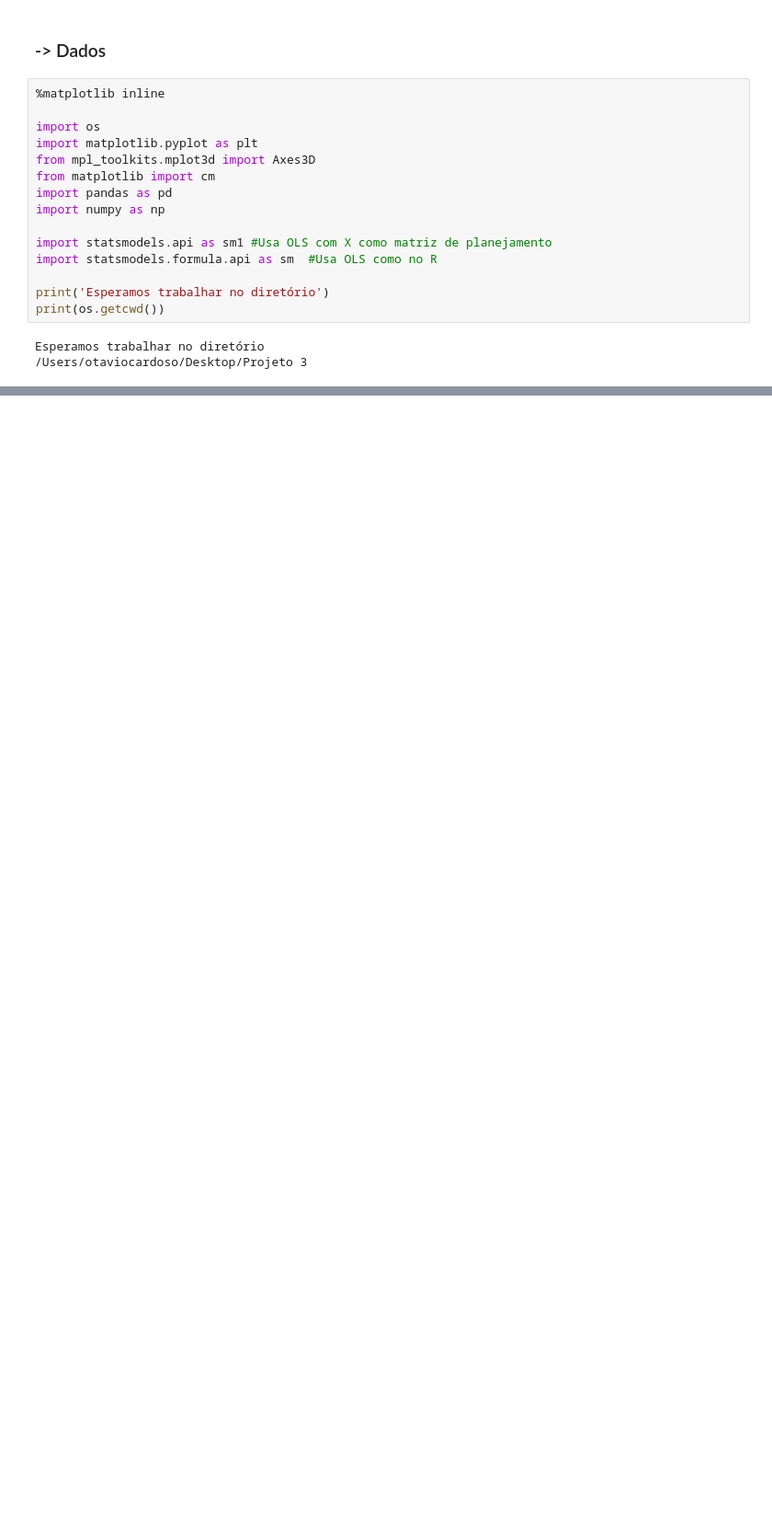
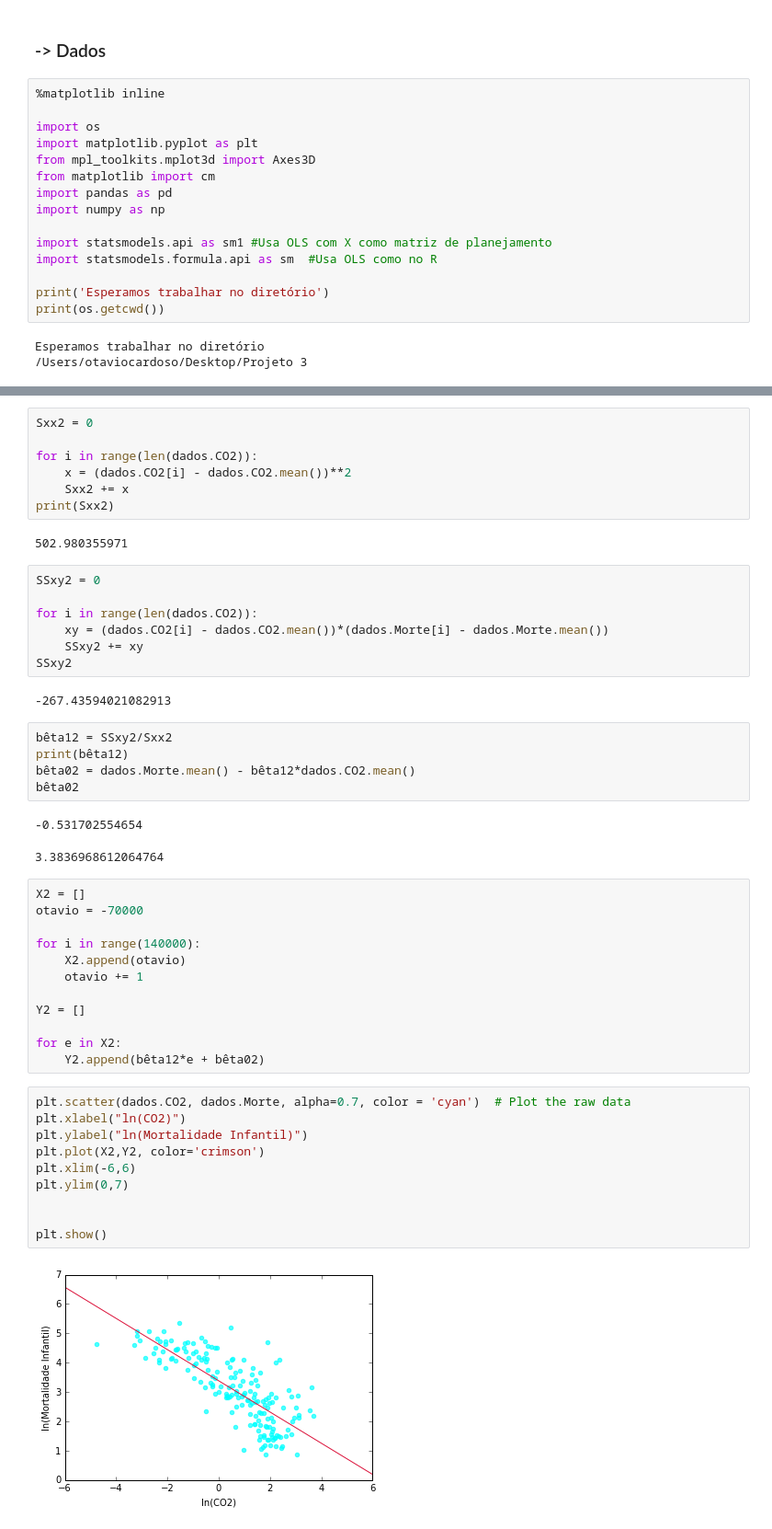
Before and after one commit to otavioscardoso/CD, a Jupyter notebook: Projeto 3/Projeto 3 - Otávio Cardoso e Guilherme Graicer.ipynb, the cells around one changed output, grey strips where cells are left out. Shown at 92% size. Drawn from its saved outputs; the diff is of its cells as text; blank space fills up the shorter version.

```diff
--- a/Projeto 3/Projeto 3 - Otávio Cardoso e Guilherme Graicer.ipynb
+++ b/Projeto 3/Projeto 3 - Otávio Cardoso e Guilherme Graicer.ipynb
@@ -124,0 +220,50 @@ ax[1].set_ylabel("Mortalidade Infantil")
+# %%
+Sxx2 = 0
+
+for i in range(len(dados.CO2)):
+    x = (dados.CO2[i] - dados.CO2.mean())**2
+    Sxx2 += x
+print(Sxx2)
+# %% [output]
+502.980355971
+# %%
+SSxy2 = 0
+
+for i in range(len(dados.CO2)):
+    xy = (dados.CO2[i] - dados.CO2.mean())*(dados.Morte[i] - dados.Morte.mean())
+    SSxy2 += xy
+SSxy2
+# %% [output]
+-267.43594021082913
+# %%
+bêta12 = SSxy2/Sxx2
+print(bêta12)
+bêta02 = dados.Morte.mean() - bêta12*dados.CO2.mean()
+bêta02
+# %% [output]
+-0.531702554654
+3.3836968612064764
+# %%
+X2 = []
+otavio = -70000
+
+for i in range(140000):
+    X2.append(otavio)
+    otavio += 1
+
+Y2 = []
+
+for e in X2:
+    Y2.append(bêta12*e + bêta02)
+# %%
+plt.scatter(dados.CO2, dados.Morte, alpha=0.7, color = 'cyan')  # Plot the raw data
+plt.xlabel("ln(CO2)")
+plt.ylabel("ln(Mortalidade Infantil)")
+plt.plot(X2,Y2, color='crimson')
+plt.xlim(-6,6)
+plt.ylim(0,7)
+
+
+plt.show()
+# %% [output]
+[figure, added]
```
Also changed, not shown: parts of 48 cells of this notebook, 1 other file.
